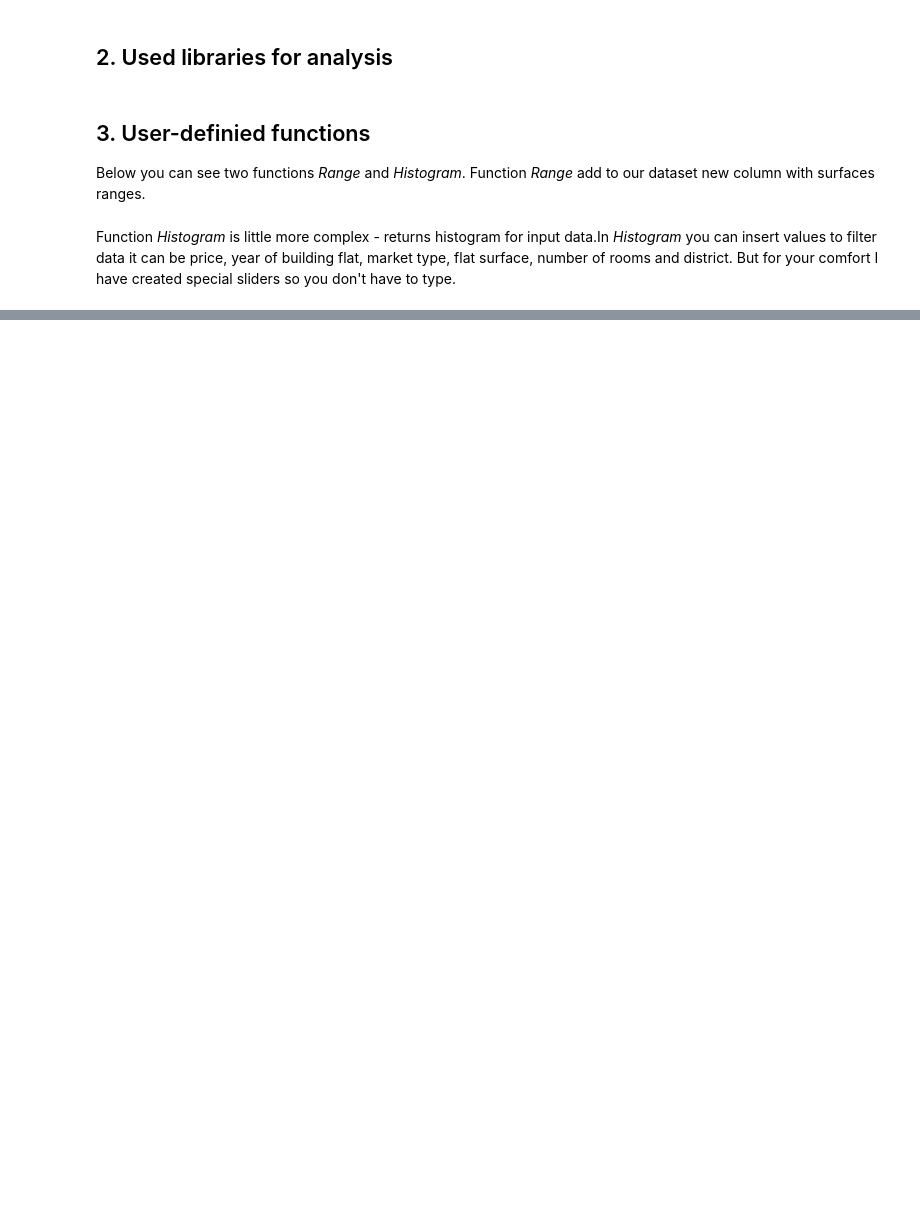
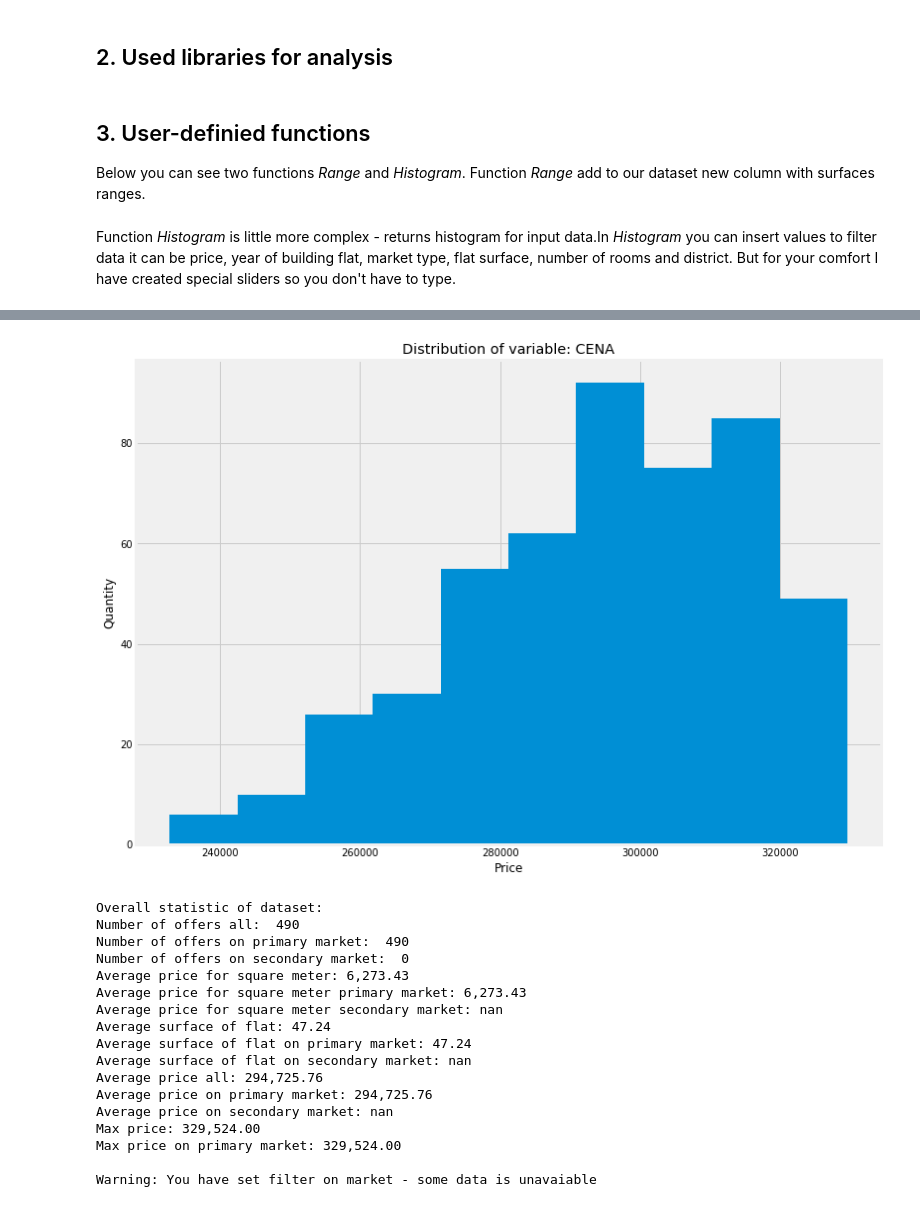
Before and after one commit to kaczikrol/RealEstate, a Jupyter notebook: RealEstateMarketAnalysis.ipynb, the cells around one changed output, grey strips where cells are left out. Drawn from its saved outputs; the diff is of its cells as text; code cells hidden in the pictures; blank space fills up the shorter version.

```diff
--- a/RealEstateMarketAnalysis.ipynb
+++ b/RealEstateMarketAnalysis.ipynb
@@ -121,0 +275,24 @@ If you're reading this message in another frontend (for example, a static render
+# %%
+fdataset = Filtered(dataset, min_rooms = 2, max_rooms = 3, min_surface = 40, max_surface = 65, price_min = 230000,
+                    price_max = 330000, market = "pierwotny")
+Histogram("CENA", fdataset)
+Statistics(fdataset)
+# %% [output]
+[figure, added]
+Overall statistic of dataset:
+Number of offers all:  490
+Number of offers on primary market:  490
+Number of offers on secondary market:  0
+Average price for square meter: 6,273.43
+Average price for square meter primary market: 6,273.43
+Average price for square meter secondary market: nan
+Average surface of flat: 47.24
+Average surface of flat on primary market: 47.24
+Average surface of flat on secondary market: nan
+Average price all: 294,725.76
+Average price on primary market: 294,725.76
+Average price on secondary market: nan
+Max price: 329,524.00
+Max price on primary market: 329,524.00
+
+Warning: You have set filter on market - some data is unavaiable
```
Also changed, not shown: parts of 22 cells of this notebook.
